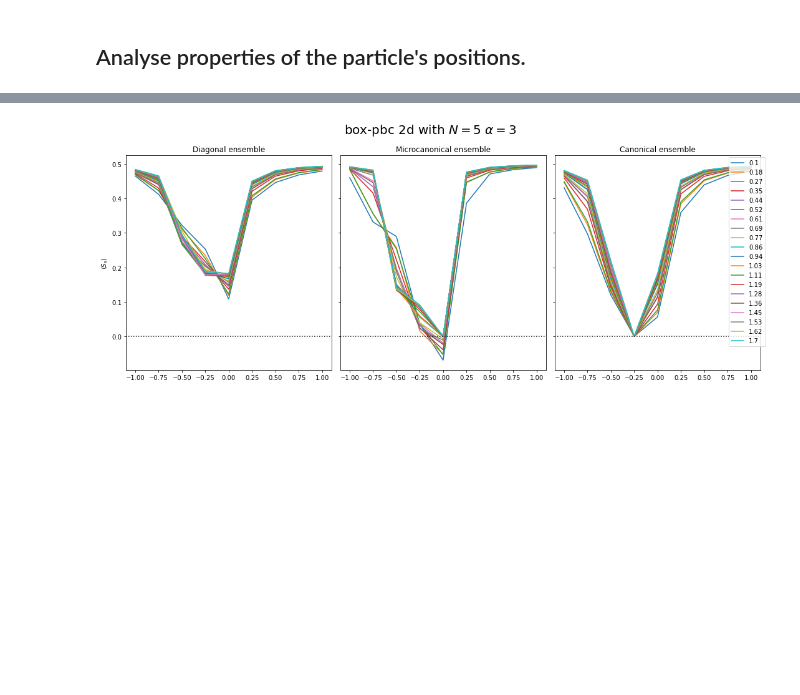
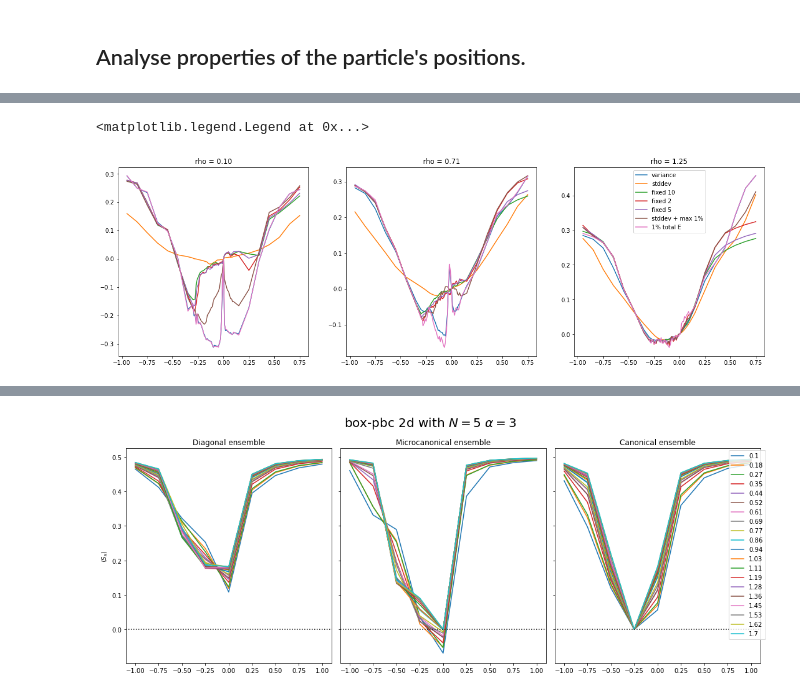
Before and after one commit to abraemer/heisensim, a Jupyter notebook: demo/result_analysis.ipynb, the cells around one changed output, grey strips where cells are left out. Cells and saved outputs as stored; diff of their text form; code cells hidden in the pictures; blank space fills up the shorter version.

```diff
--- a/demo/result_analysis.ipynb
+++ b/demo/result_analysis.ipynb
@@ -56,0 +192,11 @@ def make_plots(geom, dim, N, alpha, mask_zero=False, savefig=False):
+# %%
+fig, ax = plt.subplots(ncols=3, figsize=(20,6))
+
+for i in range(3):
+    ax[i].set_title(f"rho = {float(data.rho[i]):.2f}")
+    for (p, name) in [(pred1, "variance"), (pred2, "stddev"), (pred_f_10, "fixed 10"), (pred_f_2, "fixed 2"), (pred_f_5, "fixed 5"), (pred3, "stddev + max 1%"), (pred_E, "1% total E")]:
+        ax[i].plot(data.h, np.average(p[i], axis=1), label=name)
+ax[-1].legend()
+# %% [output]
+<matplotlib.legend.Legend at 0x...>
+[figure, added]
```
Also changed, not shown: parts of 11 cells of this notebook, 2 other files.
